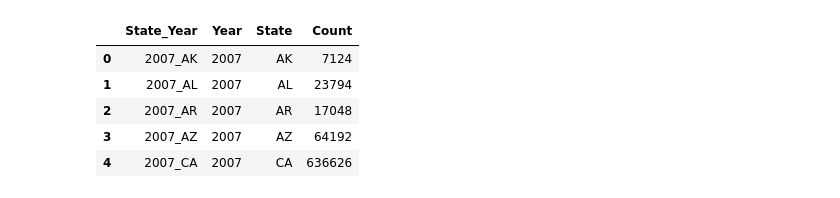
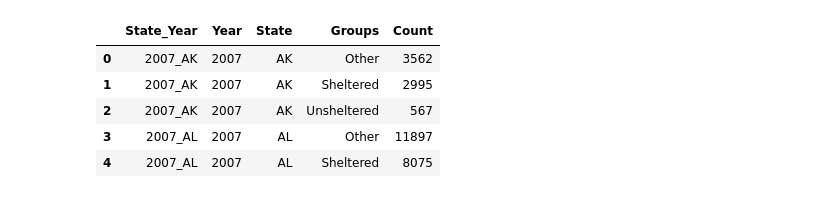
Before and after one commit to kimcheese33/final_project, a Jupyter notebook: Machine Learning/preprocess_data.ipynb, the cells around one changed output. Saved outputs shown, nothing was run; the diff lists cells and outputs as text; code cells hidden in the pictures.

```diff
--- a/Machine Learning/preprocess_data.ipynb
+++ b/Machine Learning/preprocess_data.ipynb
@@ -82,4 +92,4 @@ dtype: object
 # %%
 #drop Measures col
-#home_df = home_df.drop(columns=['Measures'])
-#home_df.head()
+home_df = home_df.drop(columns=['Measures'])
+home_df.head()
@@ -86,11 +103,11 @@ dtype: object
 # %%
-#group counts
-group_home_df = home_df.groupby(['State_Year','Year','State'], as_index=False).sum()
+#groupby counts
+group_home_df = home_df.groupby(['State_Year','Year','State','Groups'], as_index=False).sum()
 group_home_df.head()
 # %% [output]
-|  | State_Year | Year | State | Count |
-| 0 | 2007_AK | 2007 | AK | 7124 |
-| 1 | 2007_AL | 2007 | AL | 23794 |
-| 2 | 2007_AR | 2007 | AR | 17048 |
-| 3 | 2007_AZ | 2007 | AZ | 64192 |
-| 4 | 2007_CA | 2007 | CA | 636626 |
+|  | State_Year | Year | State | Groups | Count |
+| 0 | 2007_AK | 2007 | AK | Other | 3562 |
+| 1 | 2007_AK | 2007 | AK | Sheltered | 2995 |
+| 2 | 2007_AK | 2007 | AK | Unsheltered | 567 |
+| 3 | 2007_AL | 2007 | AL | Other | 11897 |
+| 4 | 2007_AL | 2007 | AL | Sheltered | 8075 |
```
Also changed, not shown: parts of 24 cells of this notebook, 7 other files.
